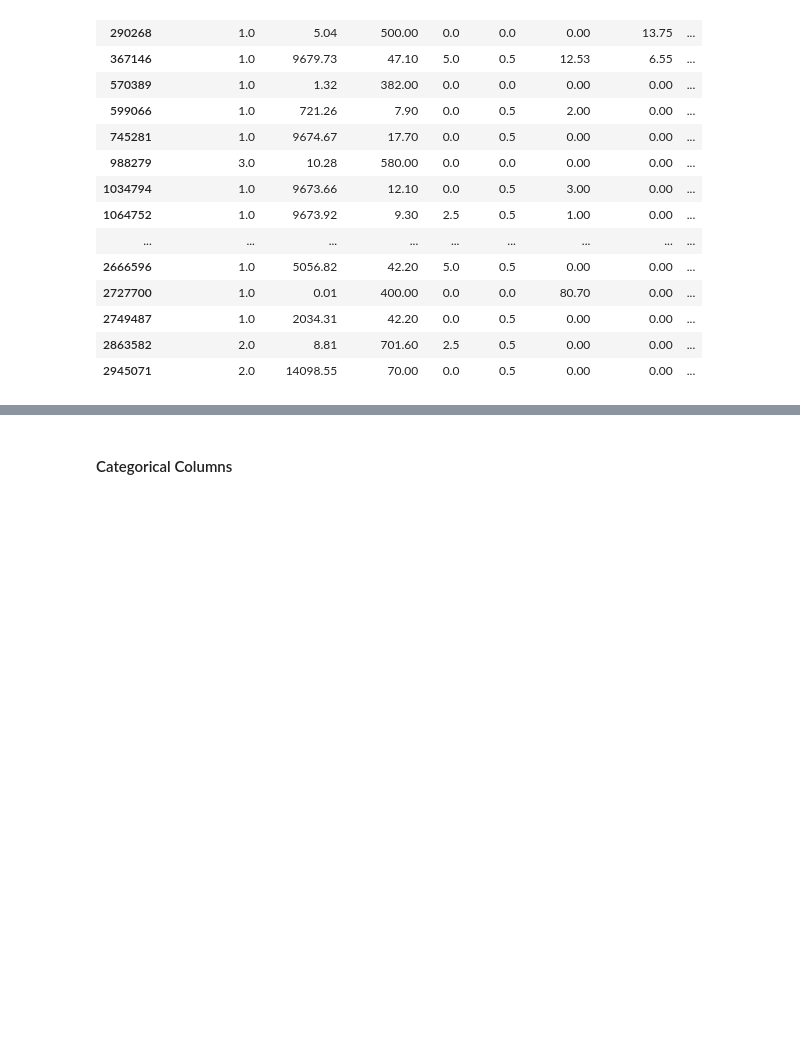
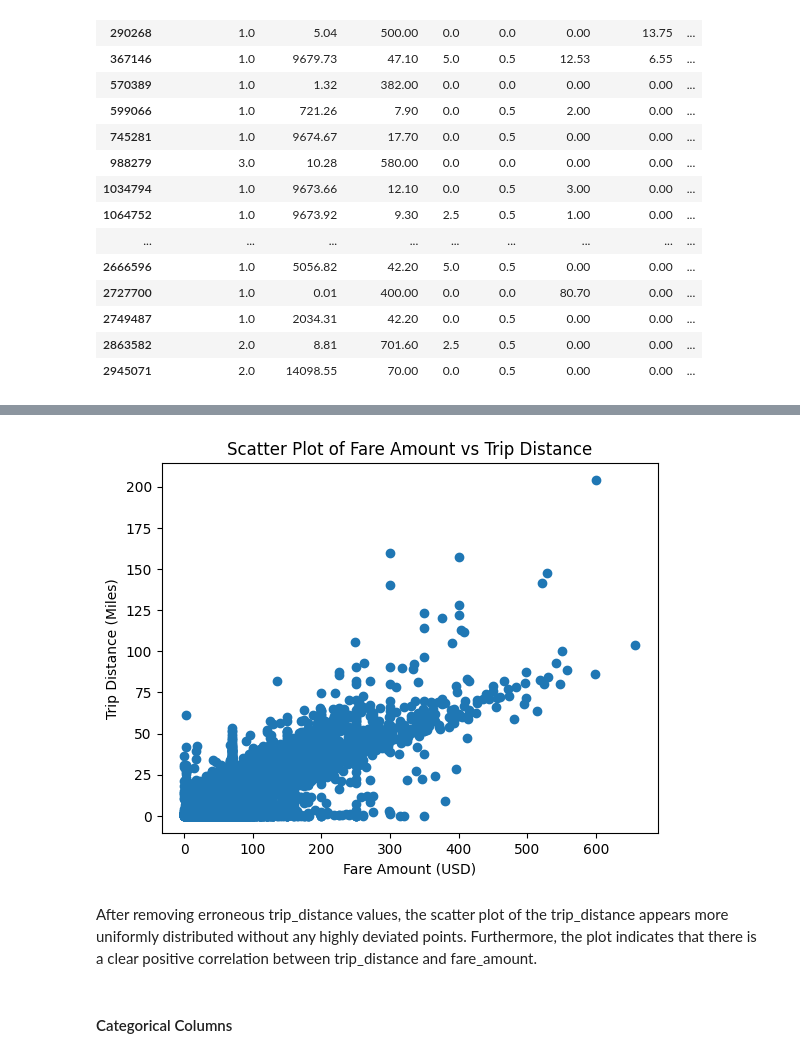
Before and after one commit to melbreaker/Taxi-Trip-Records-Data-Analysis, a Jupyter notebook: taxi-trip-records-data-analysis.ipynb, the cells around one changed output, grey strips where cells are left out. Drawn from its saved outputs; the diff is of its cells as text; code cells hidden in the pictures; blank space fills up the shorter version.

```diff
--- a/taxi-trip-records-data-analysis.ipynb
+++ b/taxi-trip-records-data-analysis.ipynb
@@ -444 +464,11 @@ plt.show()
+# %%
+plt.scatter(df_january_cleaned['fare_amount'], df_january_cleaned['trip_distance'])
+plt.title('Scatter Plot of Fare Amount vs Trip Distance')
+plt.xlabel('Fare Amount (USD)')
+plt.ylabel('Trip Distance (Miles)')
+plt.show()
+# %% [output]
+[figure, added]
+# %% [markdown]
+After removing erroneous trip_distance values, the scatter plot of the trip_distance appears more uniformly distributed without any highly deviated points. Furthermore, the plot indicates that there is a clear positive correlation between trip_distance and fare_amount.
 # %%
```
Also changed, not shown: parts of 25 cells of this notebook.
